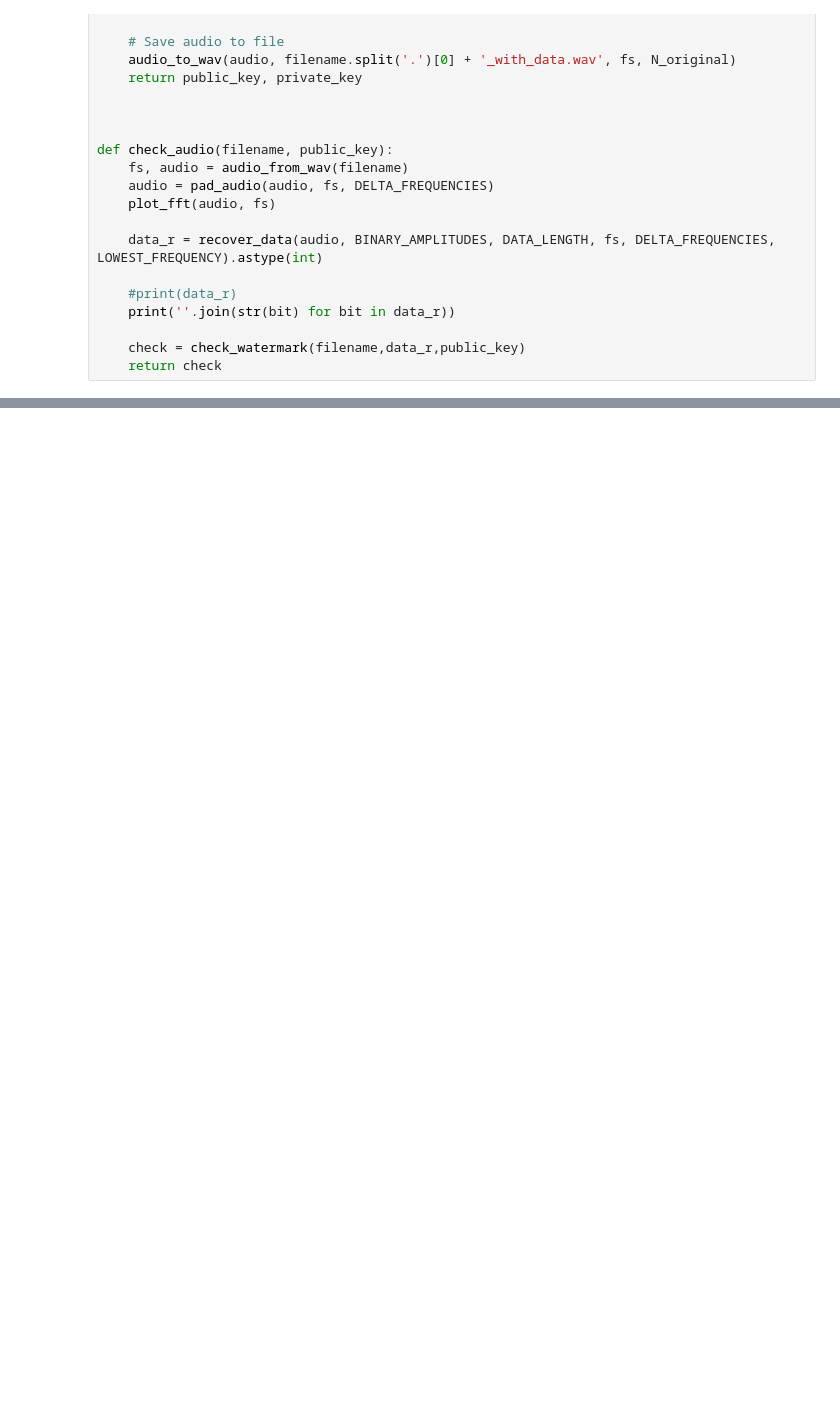
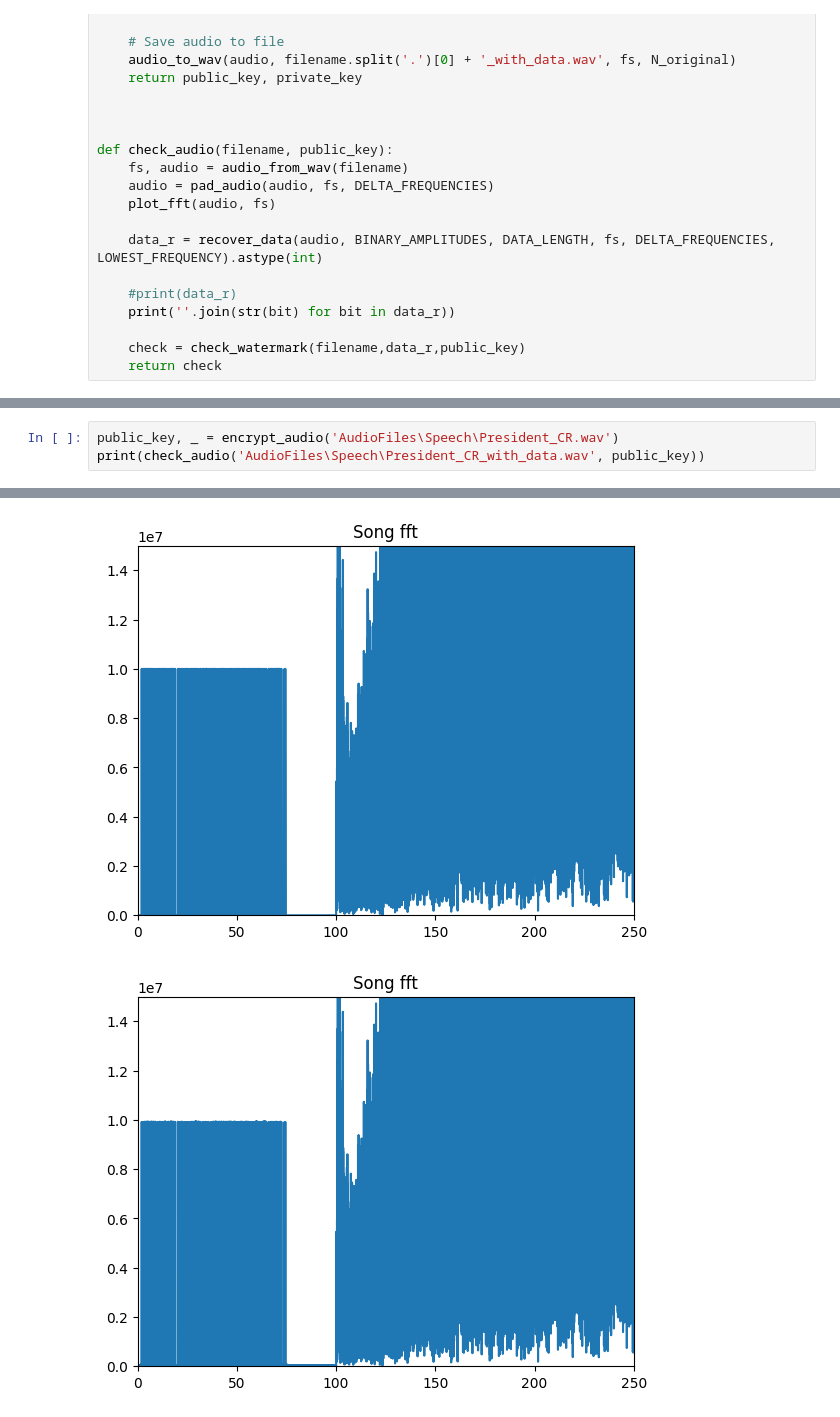
Before and after one commit to Carciax/EEE4114F-PRJ, a Jupyter notebook: Low Frequency Hiding.ipynb, the cells around one changed output, grey strips where cells are left out. Saved outputs shown, nothing was run; the diff lists cells and outputs as text; blank space fills up the shorter version.

```diff
--- a/Low Frequency Hiding.ipynb
+++ b/Low Frequency Hiding.ipynb
@@ -251,0 +256,4 @@ True
+# %%
+public_key, _ = encrypt_audio('AudioFiles\Speech\President_CR.wav')
+print(check_audio('AudioFiles\Speech\President_CR_with_data.wav', public_key))
+# %% [output]
@@ -251,0 +274,2 @@ True
+[figure, added]
+[figure, added]
```
Also changed, not shown: parts of 3 cells of this notebook.
